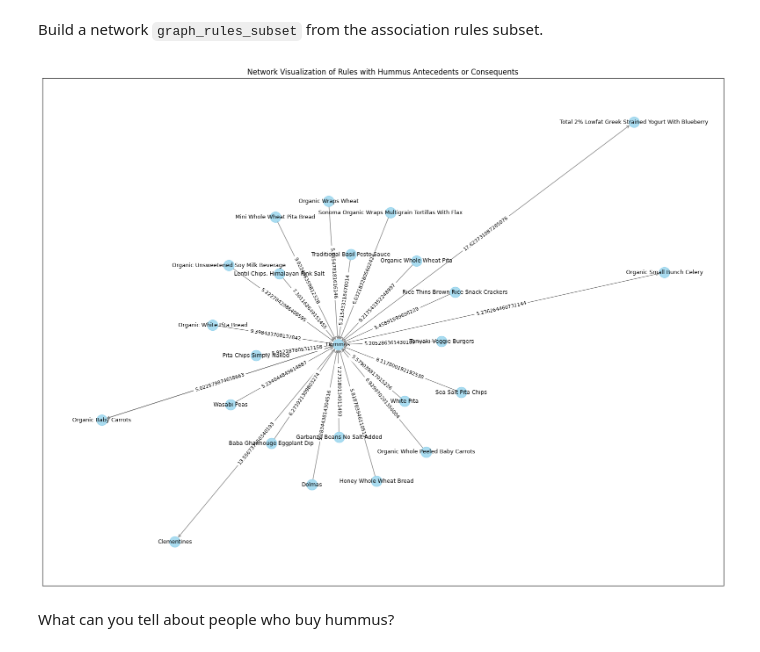
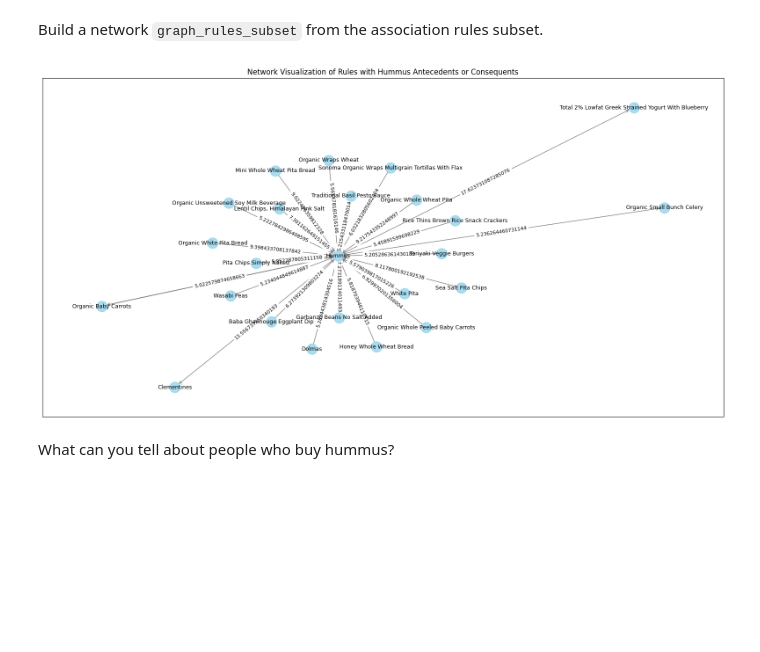
Before and after one commit to kyleryxn/2024-DS-Wed, a Jupyter notebook: Week-05-Unsupervised-Learning/Exercise-KS.ipynb, the cells around one changed output. Drawn from its saved outputs; the diff is of its cells as text; code cells hidden in the pictures; blank space fills up the shorter version.

```diff
--- a/Week-05-Unsupervised-Learning/Exercise-KS.ipynb
+++ b/Week-05-Unsupervised-Learning/Exercise-KS.ipynb
@@ -159,29 +159,29 @@ Build a network `graph_rules_subset` from the association rules subset.
 # %%
 # Define graph_rules_subset, add the graph’s edges, and plot it. You may need a large figure size, smaller node size, and smaller font size.
 
 graph_rules_subset = nx.MultiDiGraph()
 
 edges = [
     (row['antecedent_items'], row['consequent_item'], {'lift': row['lift']})
     for _, row in df_rules_subset.iterrows()
 ]
 
 graph_rules_subset.add_edges_from(edges)
 
 # Then render the graph.
 
-plt.figure(figsize=(20, 15))
+plt.figure(figsize=(20, 10))
 pos = nx.spring_layout(graph_rules_subset, k=0.5, seed=42)
 nx.draw_networkx_nodes(graph_rules_subset, pos, node_size=300, node_color='skyblue', alpha=0.7)
 nx.draw_networkx_edges(graph_rules_subset, pos, edgelist=graph_rules_subset.edges(), arrowstyle='->', arrowsize=10, edge_color='gray')
 nx.draw_networkx_labels(graph_rules_subset, pos, font_size=9, font_family='sans-serif')
 edge_labels = nx.get_edge_attributes(graph_rules_subset, 'lift')
 nx.draw_networkx_edge_labels(graph_rules_subset, pos, edge_labels=edge_labels, font_size=8)
 
 plt.title('Network Visualization of Rules with Hummus Antecedents or Consequents')
 plt.show()
 # %% [output]
-[figure, old version]
+[figure, new version]
 # %% [markdown]
 What can you tell about people who buy hummus?
 # %% [markdown]
```
